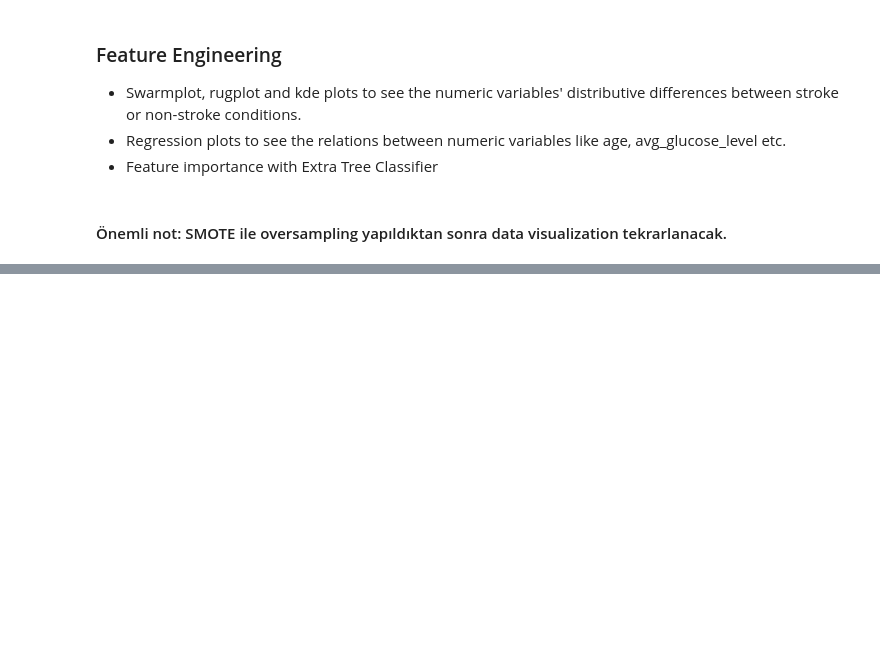
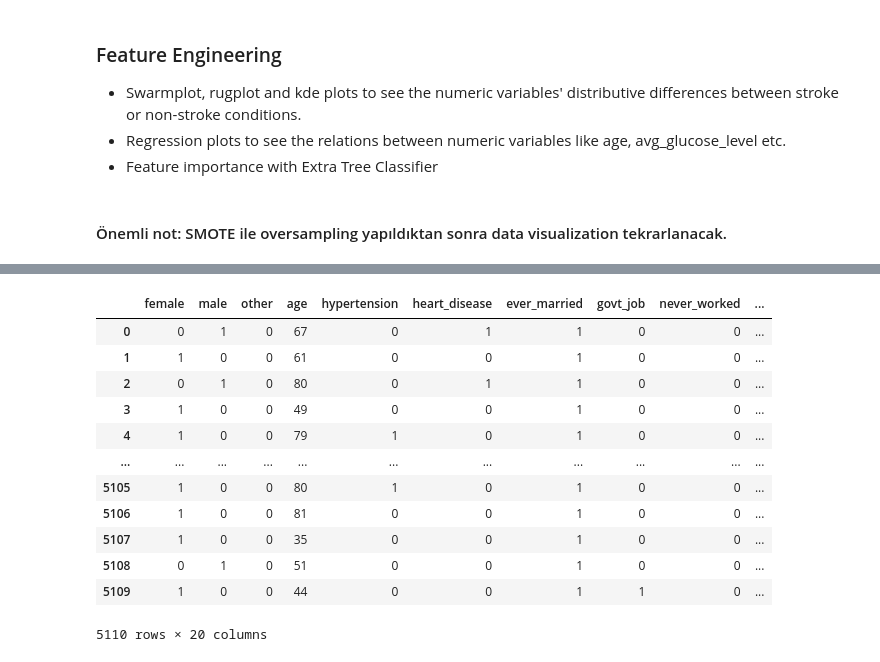
Before and after one commit to emreustundag1618/ML-projects, a Jupyter notebook: stroke-classification/stroke-classification.ipynb, the cells around one changed output, grey strips where cells are left out. Drawn from its saved outputs; the diff is of its cells as text; code cells hidden in the pictures; blank space fills up the shorter version.

```diff
--- a/stroke-classification/stroke-classification.ipynb
+++ b/stroke-classification/stroke-classification.ipynb
@@ -163,0 +208,12 @@ sns.heatmap(df.corr(), annot = True, cmap = 'crest')
+# %%
+# One Hot Encoding for gender, work_type and smoking status columns
+ohe = OneHotEncoder(dtype = np.int64, sparse = False)
+gender = ohe.fit_transform(gender)
+gender = pd.DataFrame(gender, columns = ['female', 'male', 'other'])
+print("Gender dummies respectively 0, 1, 2:", ohe.categories_)
+work_type = ohe.fit_transform(work_type)
+work_type = pd.DataFrame(work_type, columns = ['govt_job', 'never_worked', 'private', 'self-employed', 'children'])
+print("Work type dummies respectively 0, 1, 2, 3, 4:", ohe.categories_)
+smoking_status = ohe.fit_transform(smoking_status)
+smoking_status = pd.DataFrame(smoking_status, columns = ['unknown', 'formerly_smoked', 'never_smoked', 'smokes'])
+print("Smoking status dummies respectively 0, 1, 2, 3:", ohe.categories_)
@@ -163,0 +226,4 @@ sns.heatmap(df.corr(), annot = True, cmap = 'crest')
+# %%
+frames = [gender, age, hypertension, heart_disease, ever_married, work_type, residence_type, avg_glucose_level, bmi, smoking_status, stroke]
+df_en = pd.concat(frames, axis = 1)
+df_en.head(3)
@@ -163,0 +237,5 @@ sns.heatmap(df.corr(), annot = True, cmap = 'crest')
+# %%
+from sklearn.impute import SimpleImputer
+imputer = SimpleImputer(strategy = 'mean')
+df_en = pd.DataFrame(imputer.fit_transform(df_en), columns = df_en.columns)
+df_en.head()
@@ -163,0 +249,25 @@ sns.heatmap(df.corr(), annot = True, cmap = 'crest')
+# %%
+int_vars = ["female","male","other","age","hypertension","heart_disease","ever_married","govt_job","never_worked","private","self-employed",
+            "children", "residence_type","unknown","formerly_smoked","never_smoked","smokes"]
+
+df1 = df_en[int_vars].astype(np.int64)
+num_vars = ["avg_glucose_level","bmi"]
+df2 = df_en[num_vars]
+label = ["stroke"]
+df3 = df_en[label]
+df_en = pd.concat([df1, df2, df3], axis = 1)
+df_en
+# %% [output]
+|  | female | male | other | age | hypertension | heart_disease | ever_married | govt_job | never_worked | ... |
+| 0 | 0 | 1 | 0 | 67 | 0 | 1 | 1 | 0 | 0 | ... |
+| 1 | 1 | 0 | 0 | 61 | 0 | 0 | 1 | 0 | 0 | ... |
+| 2 | 0 | 1 | 0 | 80 | 0 | 1 | 1 | 0 | 0 | ... |
+| 3 | 1 | 0 | 0 | 49 | 0 | 0 | 1 | 0 | 0 | ... |
+| 4 | 1 | 0 | 0 | 79 | 1 | 0 | 1 | 0 | 0 | ... |
+| ... | ... | ... | ... | ... | ... | ... | ... | ... | ... | ... |
+| 5105 | 1 | 0 | 0 | 80 | 1 | 0 | 1 | 0 | 0 | ... |
+| 5106 | 1 | 0 | 0 | 81 | 0 | 0 | 1 | 0 | 0 | ... |
+| 5107 | 1 | 0 | 0 | 35 | 0 | 0 | 1 | 0 | 0 | ... |
+| 5108 | 0 | 1 | 0 | 51 | 0 | 0 | 1 | 0 | 0 | ... |
+| 5109 | 1 | 0 | 0 | 44 | 0 | 0 | 1 | 1 | 0 | ... |
+5110 rows × 20 columns
```
Also changed, not shown: parts of 19 cells of this notebook.
